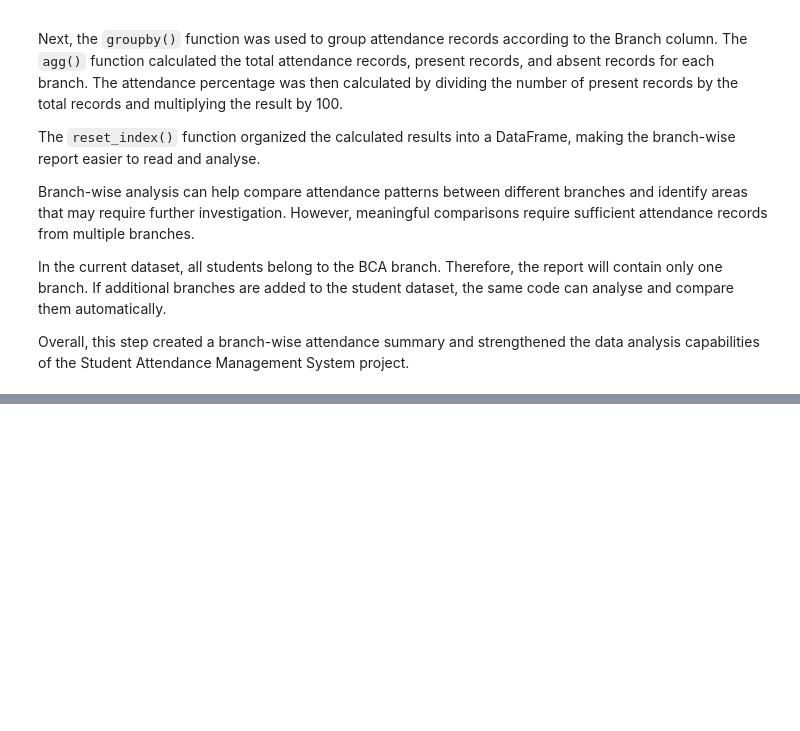
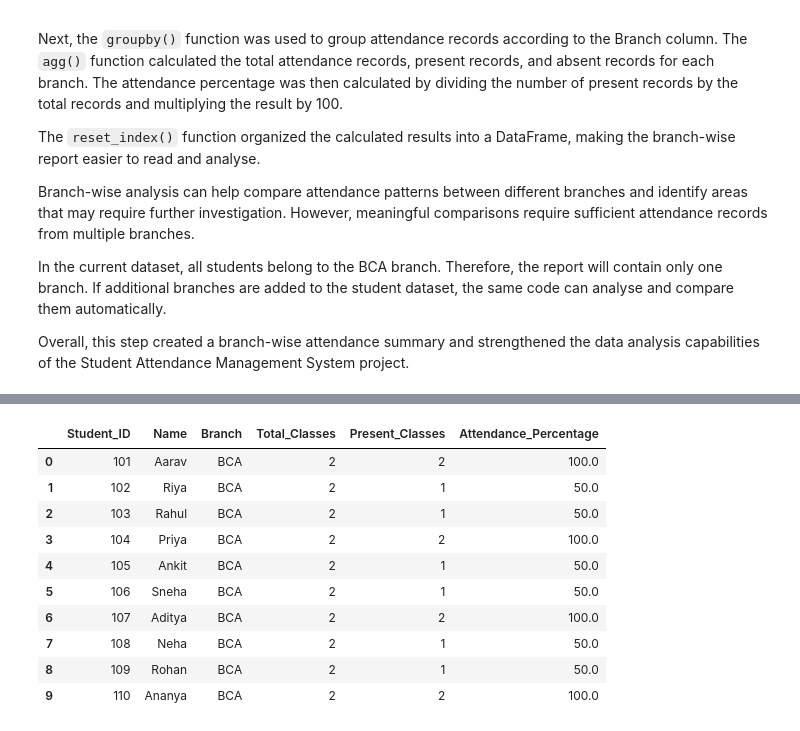
Before and after one commit to puja-200627/YBI_INTERNSHIP_PROJECTS, a Jupyter notebook: STUDENT_ATTENDANCE_MANAGEMENT_SYSTEM.ipynb, the cells around one changed output, grey strips where cells are left out. Saved outputs shown, nothing was run; the diff lists cells and outputs as text; code cells hidden in the pictures; blank space fills up the shorter version.

```diff
--- a/STUDENT_ATTENDANCE_MANAGEMENT_SYSTEM.ipynb
+++ b/STUDENT_ATTENDANCE_MANAGEMENT_SYSTEM.ipynb
@@ -2143,0 +2161,89 @@ Overall, this step created a branch-wise attendance summary and strengthened the
+# %%
+import pandas as pd
+attendance_data = {
+    "Student_ID": [
+        101, 102, 103, 104, 105,
+        106, 107, 108, 109, 110,
+        101, 102, 103, 104, 105,
+        106, 107, 108, 109, 110
+    ],
+
+    "Date": [
+        "2026-09-01", "2026-09-01", "2026-09-01", "2026-09-01", "2026-09-01",
+        "2026-09-01", "2026-09-01", "2026-09-01", "2026-09-01", "2026-09-01",
+        "2026-09-02", "2026-09-02", "2026-09-02", "2026-09-02", "2026-09-02",
+        "2026-09-02", "2026-09-02", "2026-09-02", "2026-09-02", "2026-09-02"
+    ],
+
+    "Subject": [
+        "Python", "Python", "Python", "Python", "Python",
+        "Python", "Python", "Python", "Python", "Python",
+        "DBMS", "DBMS", "DBMS", "DBMS", "DBMS",
+        "DBMS", "DBMS", "DBMS", "DBMS", "DBMS"
+    ],
+
+    "Status": [
+        "Present", "Present", "Absent", "Present", "Present",
+        "Absent", "Present", "Present", "Absent", "Present",
+        "Present", "Absent", "Present", "Present", "Absent",
+        "Present", "Present", "Absent", "Present", "Present"
+    ]
+}
+
+attendance = pd.DataFrame(attendance_data)
+student_data = {
+    "Student_ID": [101, 102, 103, 104, 105, 106, 107, 108, 109, 110],
+    "Name": [
+        "Aarav", "Riya", "Rahul", "Priya", "Ankit",
+        "Sneha", "Aditya", "Neha", "Rohan", "Ananya"
+    ],
+    "Branch": [
+        "BCA", "BCA", "BCA", "BCA", "BCA",
+        "BCA", "BCA", "BCA", "BCA", "BCA"
+    ],
+    "Semester": [3, 3, 3, 3, 3, 3, 3, 3, 3, 3],
+    "Section": ["A", "A", "A", "A", "A", "A", "A", "A", "A", "A"]
+}
+
+students = pd.DataFrame(student_data)
+
+
+# Calculate total classes for each student
+total_classes = attendance.groupby("Student_ID").size()
+
+# Calculate present classes for each student
+present_classes = (
+    attendance[attendance["Status"] == "Present"]
+    .groupby("Student_ID")
+    .size()
+)
+
+# Create attendance summary
+attendance_summary = pd.DataFrame({
+    "Total_Classes": total_classes,
+    "Present_Classes": present_classes
+}).fillna(0)
+
+attendance_summary["Present_Classes"] = (
+    attendance_summary["Present_Classes"].astype(int)
+)
+
+attendance_summary = attendance_summary.reset_index()
+
+# Calculate attendance percentage
+attendance_summary["Attendance_Percentage"] = (
+    attendance_summary["Present_Classes"]
+    / attendance_summary["Total_Classes"] * 100
+).round(2)
+
+# Add student details
+student_wise_report = pd.merge(
+    students[["Student_ID", "Name", "Branch"]],
+    attendance_summary,
+    on="Student_ID",
+    how="left"
+)
+
+print("Student-wise Attendance Report:")
+display(student_wise_report)
+# %% [output]
@@ -2143,0 +2251,11 @@ Overall, this step created a branch-wise attendance summary and strengthened the
+|  | Student_ID | Name | Branch | Total_Classes | Present_Classes | Attendance_Percentage |
+| 0 | 101 | Aarav | BCA | 2 | 2 | 100.0 |
+| 1 | 102 | Riya | BCA | 2 | 1 | 50.0 |
+| 2 | 103 | Rahul | BCA | 2 | 1 | 50.0 |
+| 3 | 104 | Priya | BCA | 2 | 2 | 100.0 |
+| 4 | 105 | Ankit | BCA | 2 | 1 | 50.0 |
+| 5 | 106 | Sneha | BCA | 2 | 1 | 50.0 |
+| 6 | 107 | Aditya | BCA | 2 | 2 | 100.0 |
+| 7 | 108 | Neha | BCA | 2 | 1 | 50.0 |
+| 8 | 109 | Rohan | BCA | 2 | 1 | 50.0 |
+| 9 | 110 | Ananya | BCA | 2 | 2 | 100.0 |
```
Also changed, not shown: parts of 6 cells of this notebook.
